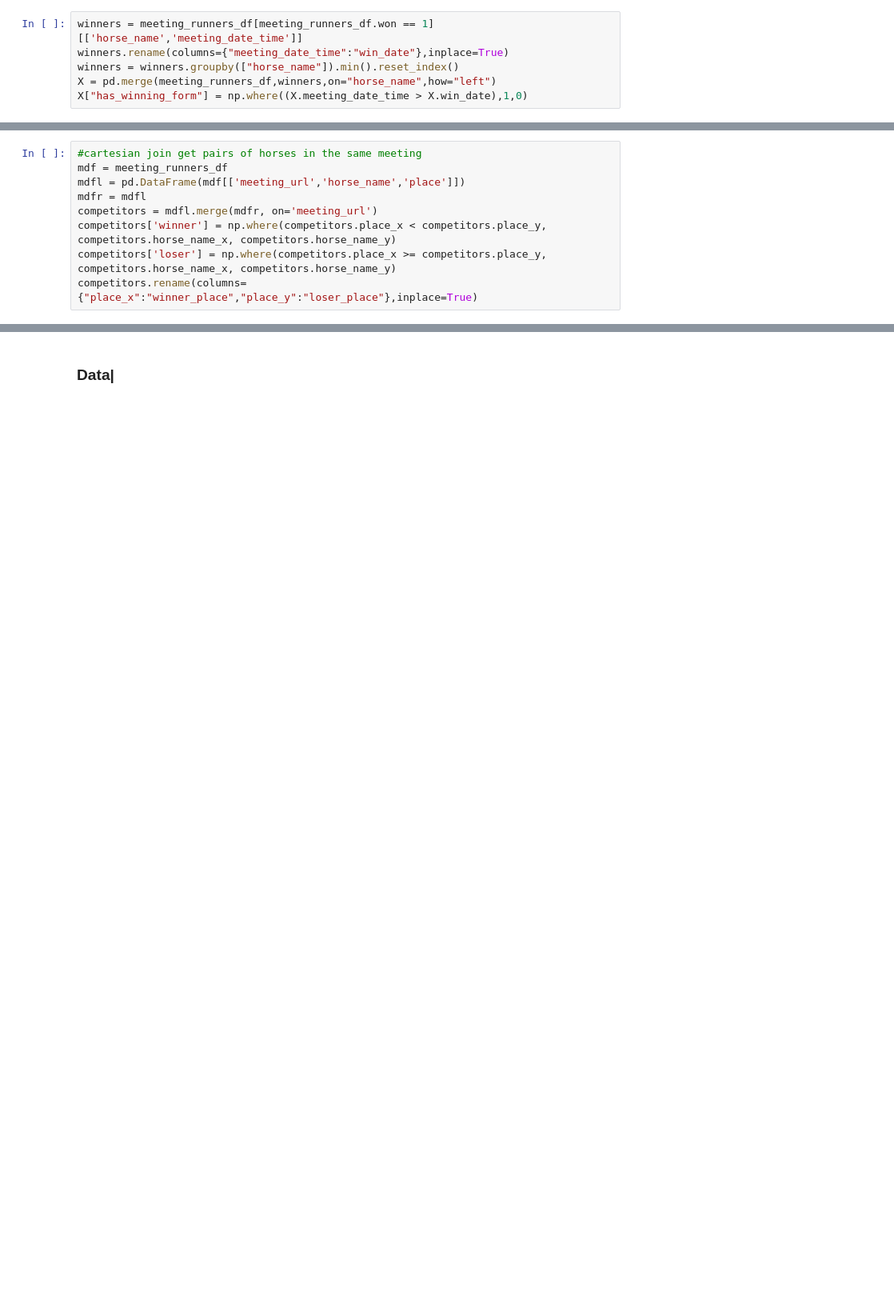
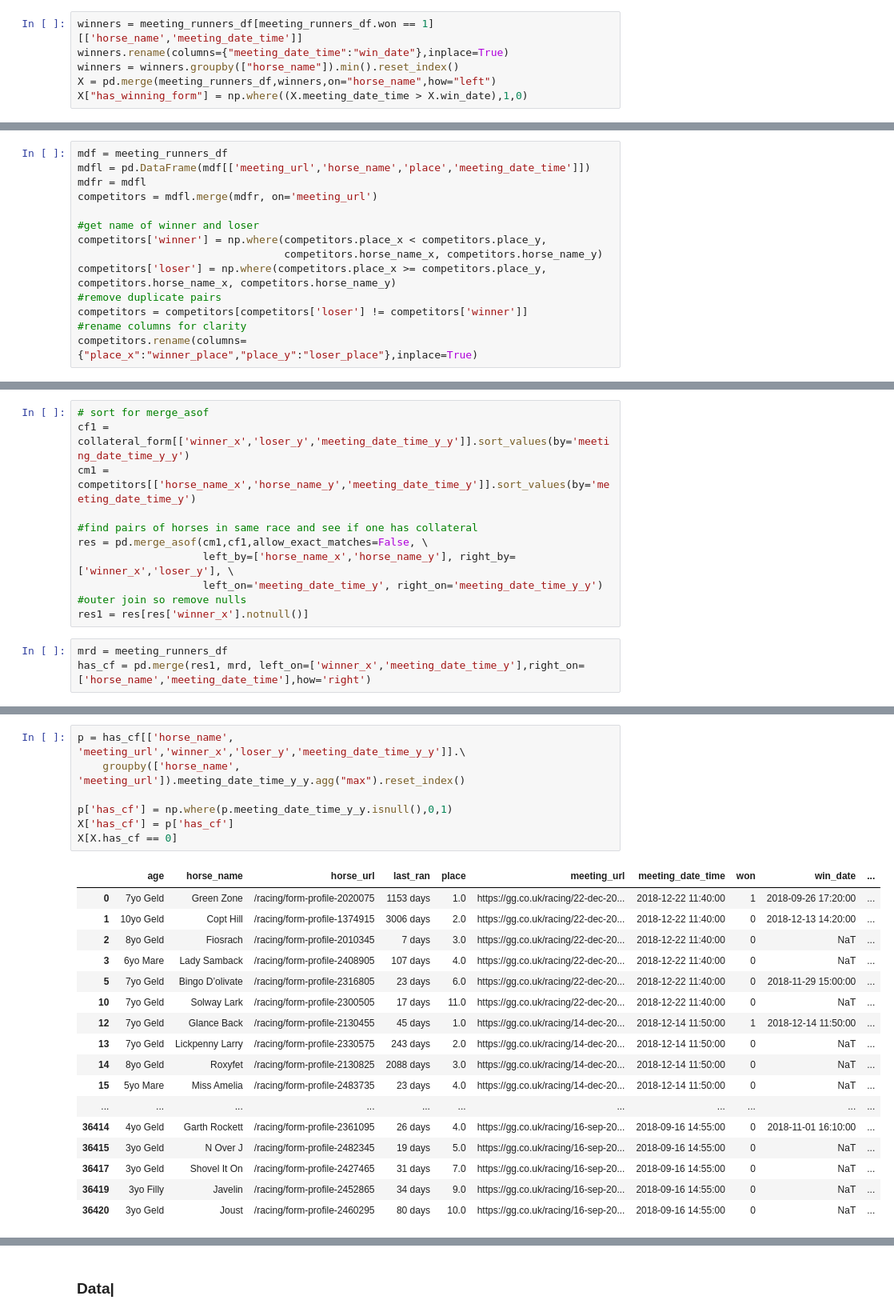
Before and after one commit to martinberridge/tipster, a Jupyter notebook: model/Modelling.ipynb, the cells around one changed output, grey strips where cells are left out. Shown: that part at 80% size. Cells and saved outputs as stored; diff of their text form; blank space fills up the shorter version.

Commit message:
WIP franking form

```diff
--- a/model/Modelling.ipynb
+++ b/model/Modelling.ipynb
@@ -46,12 +46,17 @@ find winner.
 if date of win is prior to meeting date update beaten other horse in race in 'x' to true
 # %%
-#cartesian join get pairs of horses in the same meeting
 mdf = meeting_runners_df
-mdfl = pd.DataFrame(mdf[['meeting_url','horse_name','place']])
+mdfl = pd.DataFrame(mdf[['meeting_url','horse_name','place','meeting_date_time']])
 mdfr = mdfl
 competitors = mdfl.merge(mdfr, on='meeting_url')
-competitors['winner'] = np.where(competitors.place_x < competitors.place_y, competitors.horse_name_x, competitors.horse_name_y)
+
+#get name of winner and loser
+competitors['winner'] = np.where(competitors.place_x < competitors.place_y,
+                                 competitors.horse_name_x, competitors.horse_name_y)
 competitors['loser'] = np.where(competitors.place_x >= competitors.place_y, competitors.horse_name_x, competitors.horse_name_y)
+#remove duplicate pairs
+competitors = competitors[competitors['loser'] != competitors['winner']]
+#rename columns for clarity
 competitors.rename(columns={"place_x":"winner_place","place_y":"loser_place"},inplace=True)
 # %% [markdown]
 #### collateral form
@@ -62 +77,15 @@ collateral_form = competitors.merge(competitors, left_on="loser", right_on="winn
 collateral_form = collateral_form[collateral_form['meeting_url_x']!=collateral_form['meeting_url_y']]
+# %%
+# sort for merge_asof
+cf1 = collateral_form[['winner_x','loser_y','meeting_date_time_y_y']].sort_values(by='meeting_date_time_y_y')
+cm1 = competitors[['horse_name_x','horse_name_y','meeting_date_time_y']].sort_values(by='meeting_date_time_y')
+
+#find pairs of horses in same race and see if one has collateral
+res = pd.merge_asof(cm1,cf1,allow_exact_matches=False, \
+                    left_by=['horse_name_x','horse_name_y'], right_by=['winner_x','loser_y'], \
+                    left_on='meeting_date_time_y', right_on='meeting_date_time_y_y')
+#outer join so remove nulls
+res1 = res[res['winner_x'].notnull()]
+# %%
+mrd = meeting_runners_df
+has_cf = pd.merge(res1, mrd, left_on=['winner_x','meeting_date_time_y'],right_on=['horse_name','meeting_date_time'],how='right')
@@ -62,0 +94,25 @@ collateral_form = collateral_form[collateral_form['meeting_url_x']!=collateral_f
+# %%
+p = has_cf[['horse_name', 'meeting_url','winner_x','loser_y','meeting_date_time_y_y']].\
+    groupby(['horse_name', 'meeting_url']).meeting_date_time_y_y.agg("max").reset_index()
+
+p['has_cf'] = np.where(p.meeting_date_time_y_y.isnull(),0,1)
+X['has_cf'] = p['has_cf']
+X[X.has_cf == 0]
+# %% [output]
+|  | age | horse_name | horse_url | last_ran | place | meeting_url | meeting_date_time | won | win_date | ... |
+| 0 | 7yo Geld | Green Zone | /racing/form-profile-2020075 | 1153 days | 1.0 | https://gg.co.uk/racing/22-dec-20... | 2018-12-22 11:40:00 | 1 | 2018-09-26 17:20:00 | ... |
+| 1 | 10yo Geld | Copt Hill | /racing/form-profile-1374915 | 3006 days | 2.0 | https://gg.co.uk/racing/22-dec-20... | 2018-12-22 11:40:00 | 0 | 2018-12-13 14:20:00 | ... |
+| 2 | 8yo Geld | Fiosrach | /racing/form-profile-2010345 | 7 days | 3.0 | https://gg.co.uk/racing/22-dec-20... | 2018-12-22 11:40:00 | 0 | NaT | ... |
+| 3 | 6yo Mare | Lady Samback | /racing/form-profile-2408905 | 107 days | 4.0 | https://gg.co.uk/racing/22-dec-20... | 2018-12-22 11:40:00 | 0 | NaT | ... |
+| 5 | 7yo Geld | Bingo Dʼolivate | /racing/form-profile-2316805 | 23 days | 6.0 | https://gg.co.uk/racing/22-dec-20... | 2018-12-22 11:40:00 | 0 | 2018-11-29 15:00:00 | ... |
+| 10 | 7yo Geld | Solway Lark | /racing/form-profile-2300505 | 17 days | 11.0 | https://gg.co.uk/racing/22-dec-20... | 2018-12-22 11:40:00 | 0 | NaT | ... |
+| 12 | 7yo Geld | Glance Back | /racing/form-profile-2130455 | 45 days | 1.0 | https://gg.co.uk/racing/14-dec-20... | 2018-12-14 11:50:00 | 1 | 2018-12-14 11:50:00 | ... |
+| 13 | 7yo Geld | Lickpenny Larry | /racing/form-profile-2330575 | 243 days | 2.0 | https://gg.co.uk/racing/14-dec-20... | 2018-12-14 11:50:00 | 0 | NaT | ... |
+| 14 | 8yo Geld | Roxyfet | /racing/form-profile-2130825 | 2088 days | 3.0 | https://gg.co.uk/racing/14-dec-20... | 2018-12-14 11:50:00 | 0 | NaT | ... |
+| 15 | 5yo Mare | Miss Amelia | /racing/form-profile-2483735 | 23 days | 4.0 | https://gg.co.uk/racing/14-dec-20... | 2018-12-14 11:50:00 | 0 | NaT | ... |
+| ... | ... | ... | ... | ... | ... | ... | ... | ... | ... | ... |
+| 36414 | 4yo Geld | Garth Rockett | /racing/form-profile-2361095 | 26 days | 4.0 | https://gg.co.uk/racing/16-sep-20... | 2018-09-16 14:55:00 | 0 | 2018-11-01 16:10:00 | ... |
+| 36415 | 3yo Geld | N Over J | /racing/form-profile-2482345 | 19 days | 5.0 | https://gg.co.uk/racing/16-sep-20... | 2018-09-16 14:55:00 | 0 | NaT | ... |
+| 36417 | 3yo Geld | Shovel It On | /racing/form-profile-2427465 | 31 days | 7.0 | https://gg.co.uk/racing/16-sep-20... | 2018-09-16 14:55:00 | 0 | NaT | ... |
+| 36419 | 3yo Filly | Javelin | /racing/form-profile-2452865 | 34 days | 9.0 | https://gg.co.uk/racing/16-sep-20... | 2018-09-16 14:55:00 | 0 | NaT | ... |
+| 36420 | 3yo Geld | Joust | /racing/form-profile-2460295 | 80 days | 10.0 | https://gg.co.uk/racing/16-sep-20... | 2018-09-16 14:55:00 | 0 | NaT | ... |
```
Also changed, not shown: parts of 8 cells of this notebook.
